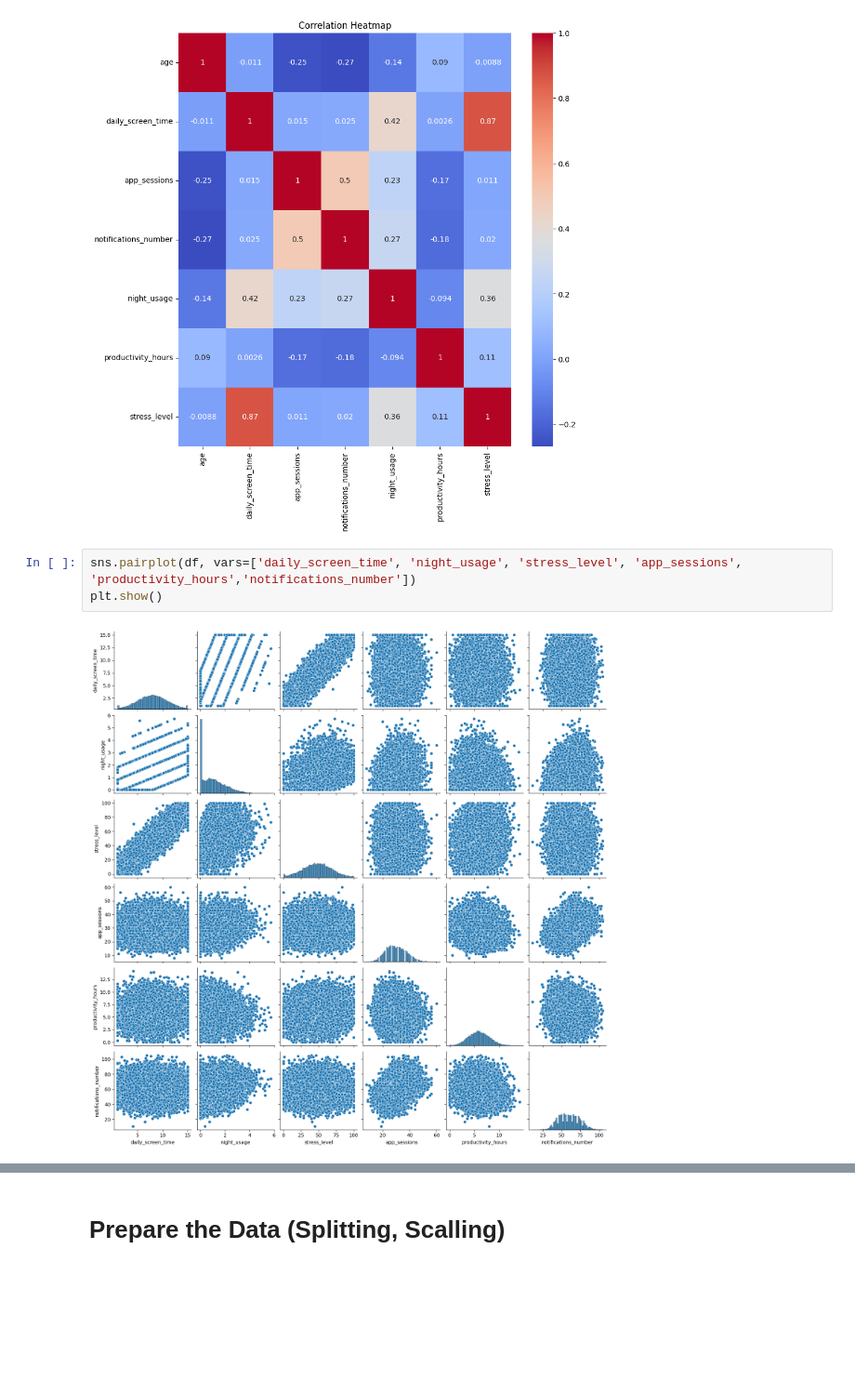
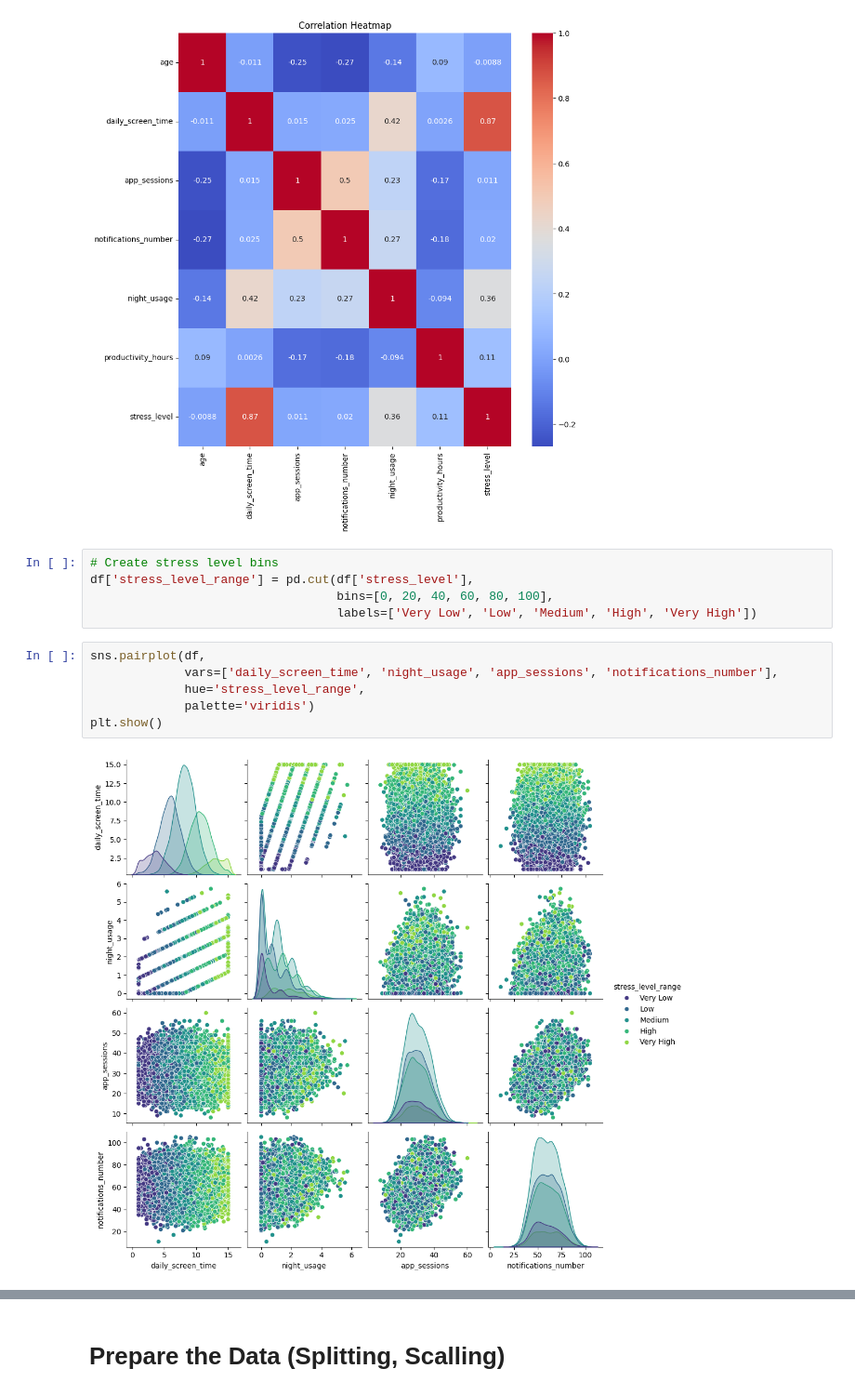
Before and after one commit to RokayaRadwan/CSE271_Project, a Jupyter notebook: Regression_Models.ipynb, the cells around one changed output, grey strips where cells are left out. Shown at 93% size. Drawn from its saved outputs; the diff is of its cells as text; blank space fills up the shorter version.

Commit message:
Updated version of Regression_Models.ipynb with new plots

```diff
--- a/Regression_Models.ipynb
+++ b/Regression_Models.ipynb
@@ -64,8 +66,16 @@ plt.title('Correlation Heatmap')
 plt.show()
 # %% [output]
 [figure]
+# %%
+# Create stress level bins
+df['stress_level_range'] = pd.cut(df['stress_level'],
+                                  bins=[0, 20, 40, 60, 80, 100],
+                                  labels=['Very Low', 'Low', 'Medium', 'High', 'Very High'])
 # %%
-sns.pairplot(df, vars=['daily_screen_time', 'night_usage', 'stress_level', 'app_sessions', 'productivity_hours','notifications_number'])
+sns.pairplot(df,
+             vars=['daily_screen_time', 'night_usage', 'app_sessions', 'notifications_number'],
+             hue='stress_level_range',
+             palette='viridis')
 plt.show()
 # %% [output]
-[figure, old version]
+[figure, new version]
```
Also changed, not shown: parts of 14 cells of this notebook.
